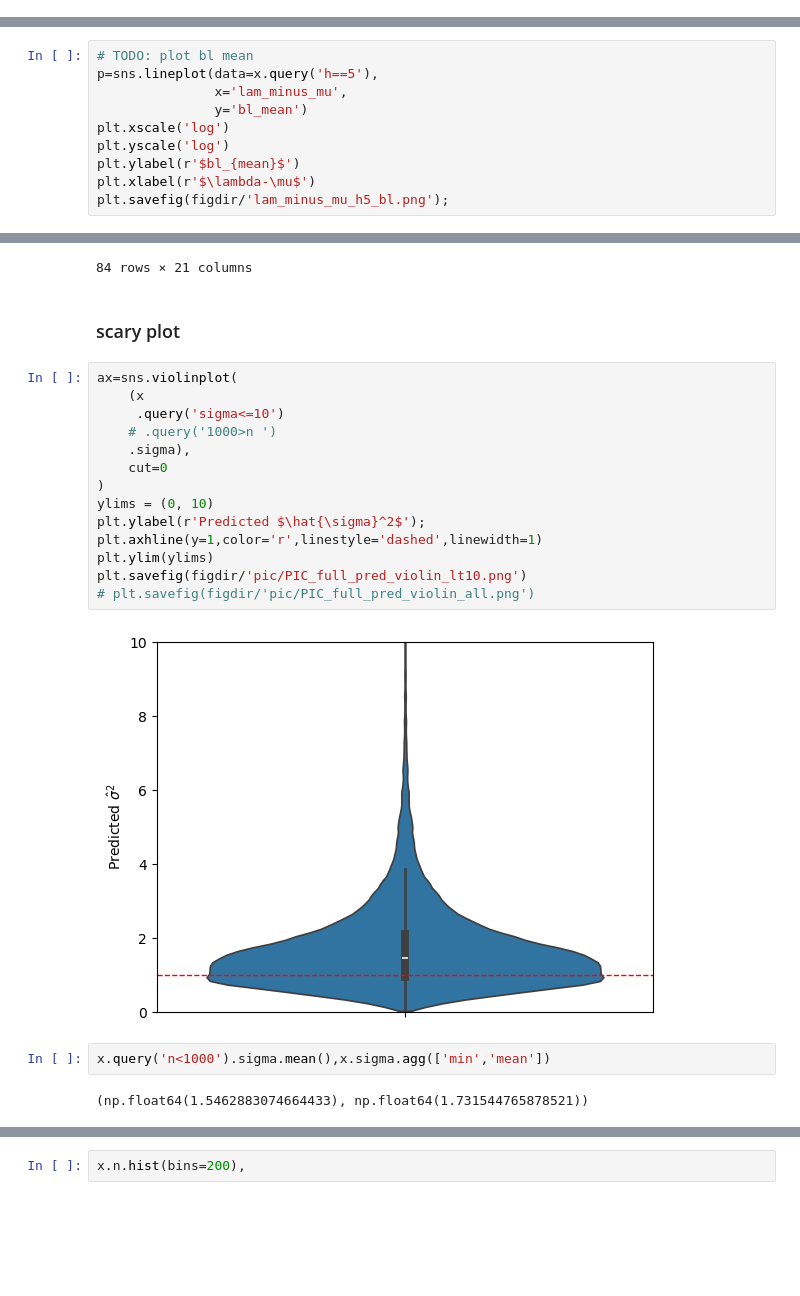
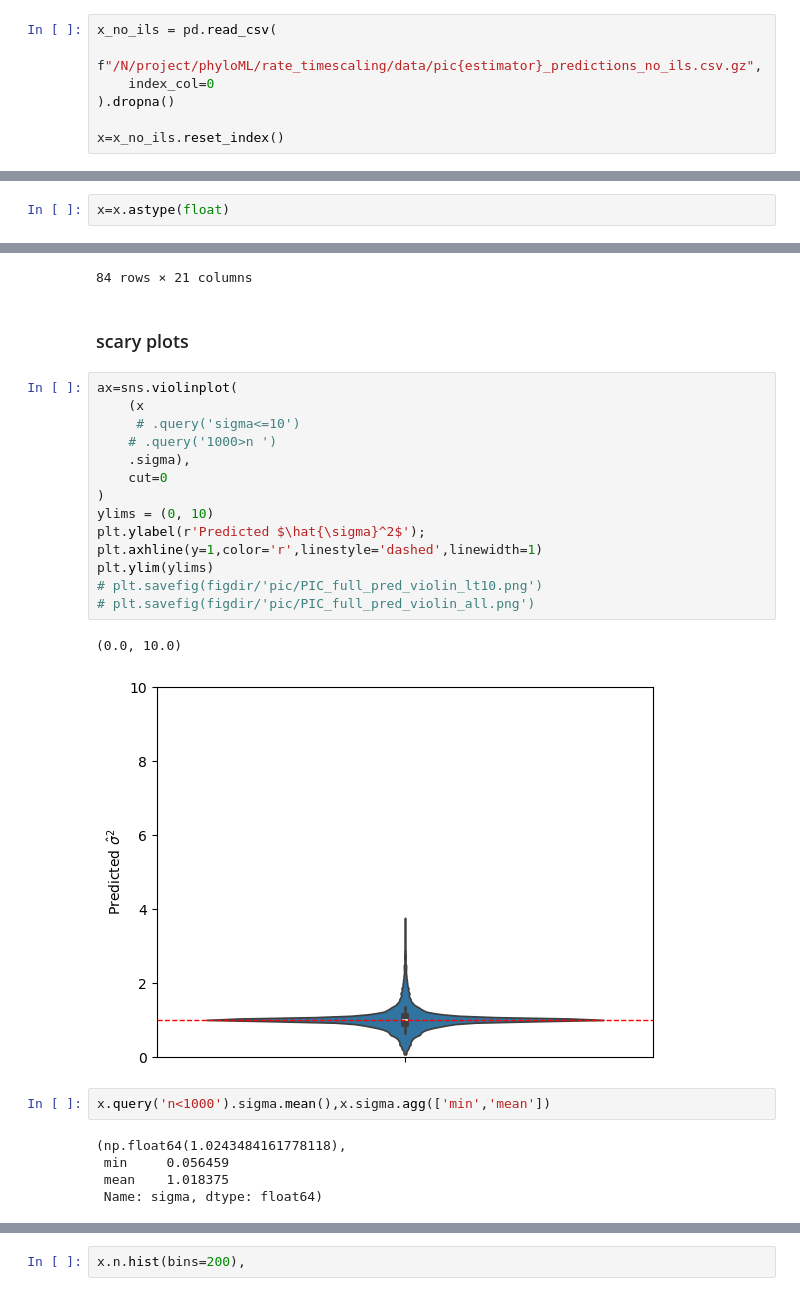
Before and after one commit to bkrosenz/evolutionary-rates, a Jupyter notebook: Birth Death Trees.ipynb, the cells around one changed output, grey strips where cells are left out. Drawn from its saved outputs; the diff is of its cells as text; blank space fills up the shorter version.

```diff
--- a/Birth Death Trees.ipynb
+++ b/Birth Death Trees.ipynb
@@ -4278,0 +4453,7 @@ x#.describe()
+# %%
+x_no_ils = pd.read_csv(
+    f"/N/project/phyloML/rate_timescaling/data/pic{estimator}_predictions_no_ils.csv.gz",
+    index_col=0
+).dropna()
+
+x=x_no_ils.reset_index()
@@ -4279,10 +4501,2 @@ x#.describe()
 # %%
-# TODO: plot bl mean
-p=sns.lineplot(data=x.query('h==5'),
-               x='lam_minus_mu',
-               y='bl_mean')
-plt.xscale('log')
-plt.yscale('log')
-plt.ylabel(r'$bl_{mean}$')
-plt.xlabel(r'$\lambda-\mu$')
-plt.savefig(figdir/'lam_minus_mu_h5_bl.png');
+x=x.astype(float)
@@ -4358,25 +4566,29 @@ x_mae
 | 9.100 | 671719.50000 | 13.0 | 3.900 | 4.000000 | 0.432253 | 0.048525 | 0.032448 | 0.000025 | 0.013222 | 0.066601 | ... |
 84 rows × 21 columns
 # %% [markdown]
-### scary plot
+### scary plots
 # %%
 ax=sns.violinplot(
     (x
-     .query('sigma<=10')
+     # .query('sigma<=10')
     # .query('1000>n ')
     .sigma),
     cut=0
 )
 ylims = (0, 10)
 plt.ylabel(r'Predicted $\hat{\sigma}^2$');
 plt.axhline(y=1,color='r',linestyle='dashed',linewidth=1)
 plt.ylim(ylims)
-plt.savefig(figdir/'pic/PIC_full_pred_violin_lt10.png')
+# plt.savefig(figdir/'pic/PIC_full_pred_violin_lt10.png')
 # plt.savefig(figdir/'pic/PIC_full_pred_violin_all.png')
 # %% [output]
+(0.0, 10.0)
-[figure, old version]
+[figure, new version]
 # %%
 x.query('n<1000').sigma.mean(),x.sigma.agg(['min','mean'])
 # %% [output]
-(np.float64(1.5462883074664433), np.float64(1.731544765878521))
+(np.float64(1.0243484161778118),
+ min     0.056459
+ mean    1.018375
+ Name: sigma, dtype: float64)
 # %%
```
Also changed, not shown: parts of 68 cells of this notebook, 1 other file.
